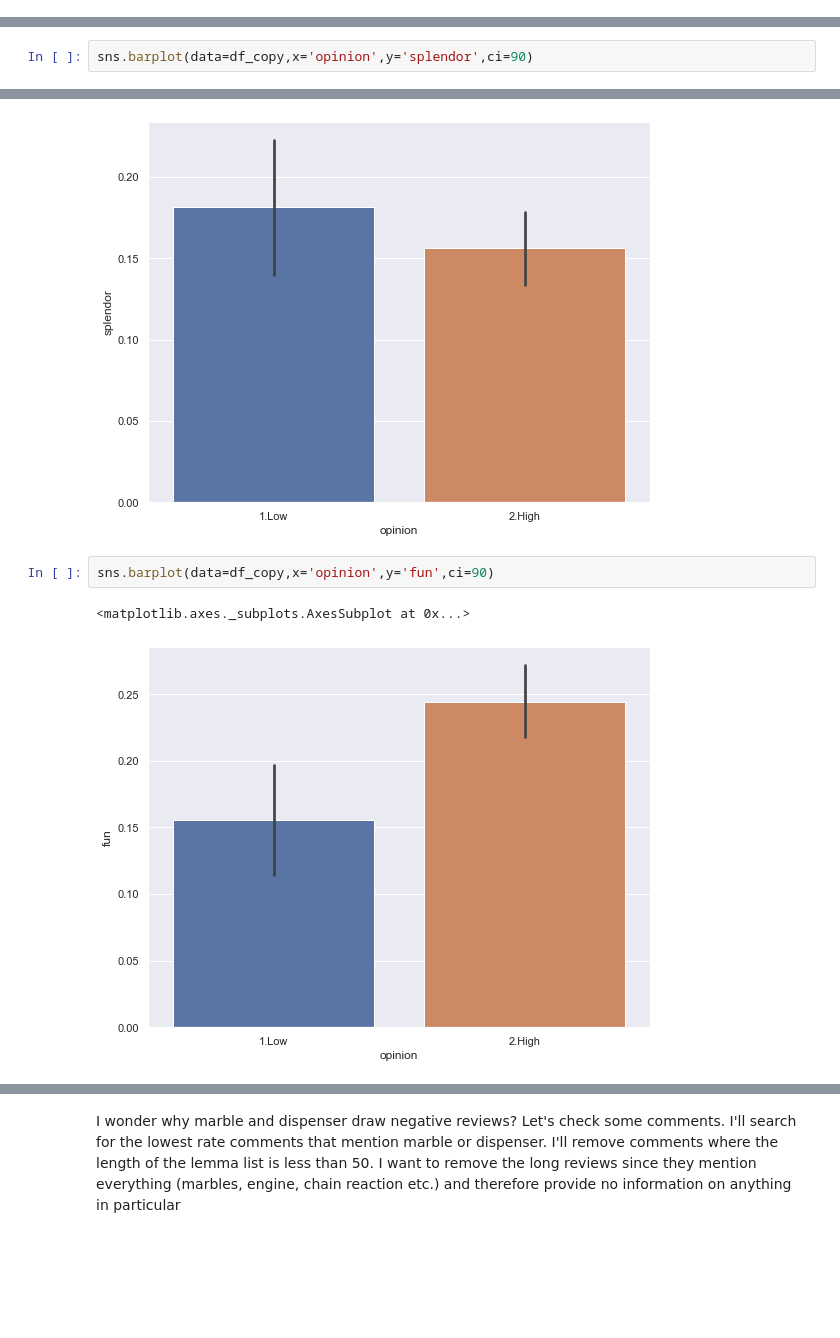
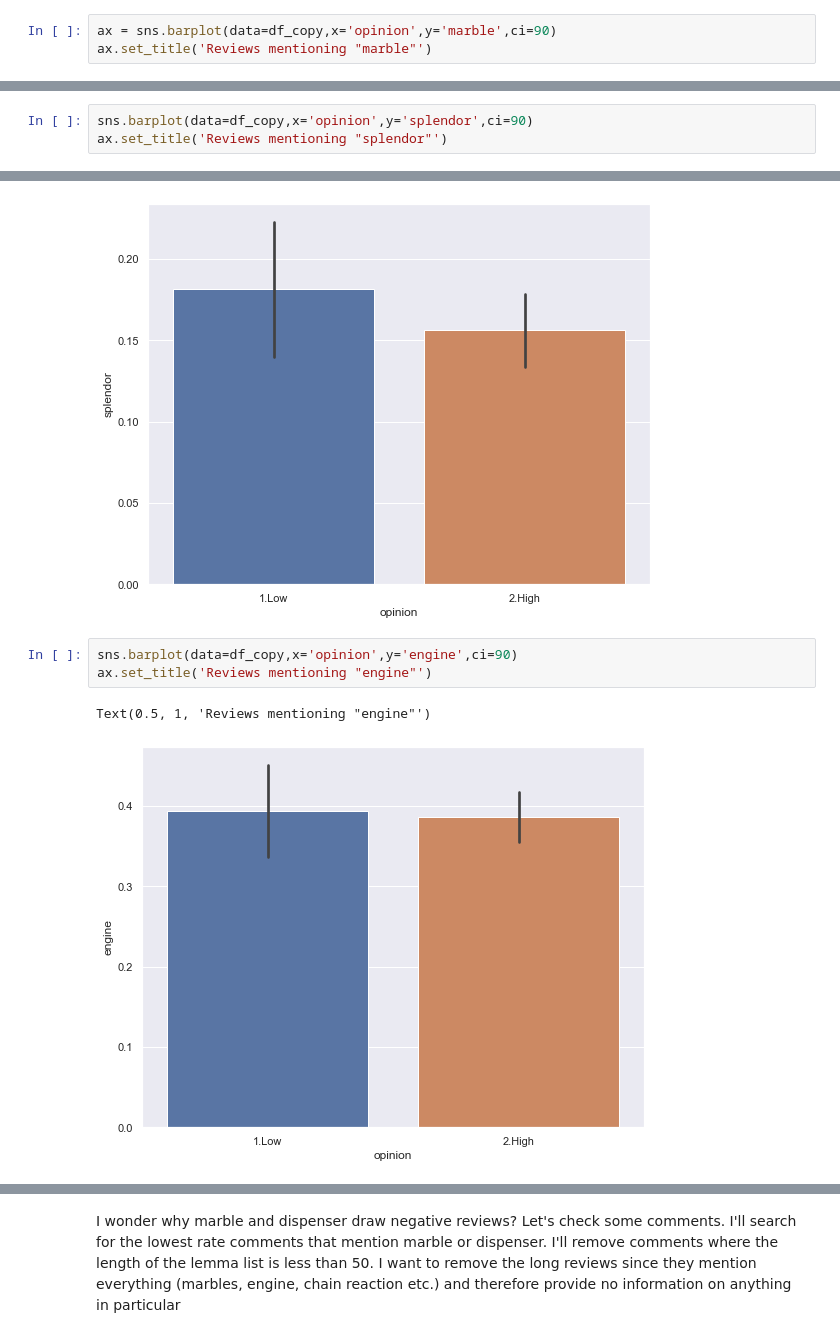
Before and after one commit to MarshallKrakauer/BGGAnalysis, a Jupyter notebook: GameComments.ipynb, the cells around one changed output, grey strips where cells are left out. Cells and saved outputs as stored; diff of their text form; blank space fills up the shorter version.

```diff
--- a/GameComments.ipynb
+++ b/GameComments.ipynb
@@ -275,3 +279,6 @@ ax.set_title('Reviews mentioning "dispenser"')
 # %% [output]
 Text(0.5, 1.0, 'Reviews mentioning "dispenser"')
 [figure]
+# %%
+ax = sns.barplot(data=df_copy,x='opinion',y='marble',ci=90)
+ax.set_title('Reviews mentioning "marble"')
@@ -278,10 +288,12 @@ Text(0.5, 1.0, 'Reviews mentioning "dispenser"')
 # %%
 sns.barplot(data=df_copy,x='opinion',y='splendor',ci=90)
+ax.set_title('Reviews mentioning "splendor"')
 # %% [output]
 <matplotlib.axes._subplots.AxesSubplot at 0x...>
 [figure]
 # %%
-sns.barplot(data=df_copy,x='opinion',y='fun',ci=90)
+sns.barplot(data=df_copy,x='opinion',y='engine',ci=90)
+ax.set_title('Reviews mentioning "engine"')
 # %% [output]
-<matplotlib.axes._subplots.AxesSubplot at 0x...>
+Text(0.5, 1, 'Reviews mentioning "engine"')
-[figure, old version]
+[figure, new version]
```
Also changed, not shown: parts of 13 cells of this notebook.
